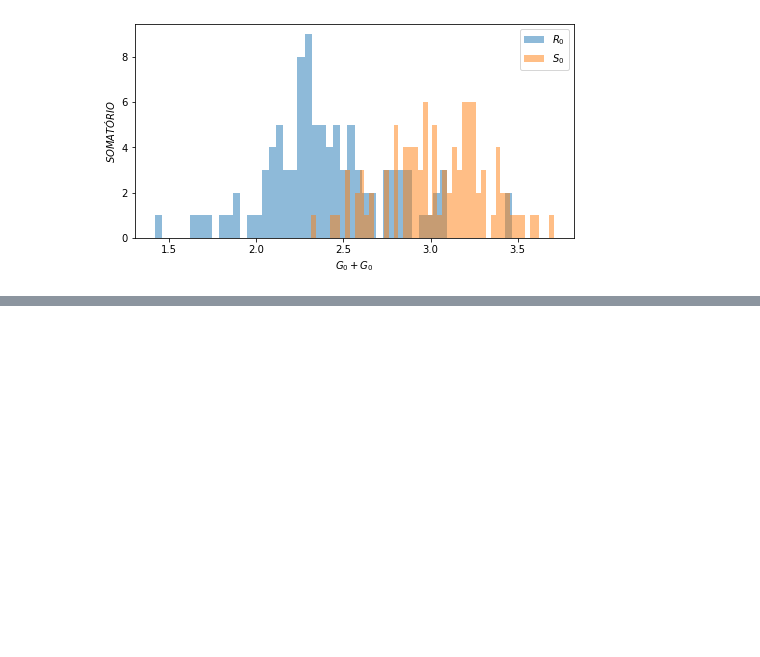
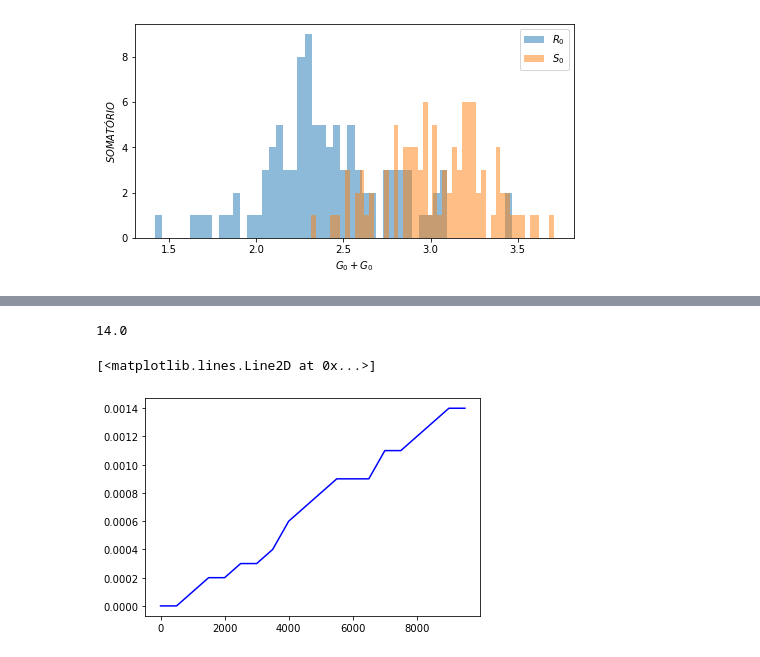
Before and after one commit to wmpjrufg/RASD-ALGORITMOS, a Jupyter notebook: EXAMPLE 5.1 - STRUCTURAL SAFETY ANALYSIS.ipynb, the cells around one changed output, grey strips where cells are left out. Saved outputs shown, nothing was run; the diff lists cells and outputs as text; code cells hidden in the pictures; blank space fills up the shorter version.

```diff
--- a/EXAMPLE 5.1 - STRUCTURAL SAFETY ANALYSIS.ipynb
+++ b/EXAMPLE 5.1 - STRUCTURAL SAFETY ANALYSIS.ipynb
@@ -190,0 +215,2 @@ RASD_PLOT_4(OPCOES_DADOS, OPCOES_GRAFICAS)
+# %%
+RESULTS_TEST[0]['Address'] = (RESULTS_TEST[0]['TOTAL RESULTS'])
@@ -190,0 +237,20 @@ RASD_PLOT_4(OPCOES_DADOS, OPCOES_GRAFICAS)
+# %%
+RESULTS_TEST[0]['TOTAL RESULTS']['I_0'].head(10000).sum()
+# %% [output]
+14.0
+# %%
+Bf = [ ]
+Af = [ ]
+c = 500
+for i in range(0, 10000):
+   Af.append((RESULTS_TEST[0]['TOTAL RESULTS']['I_0'].head(i).sum())/10000) # soma valores anteriores e calcula PF
+
+df = pd.DataFrame(Af,columns=['Pf']) #converte para DF
+
+for i in range(0, 10000, c): #Salva os valores em um DF a cada 'c' valores
+     Bf.append(Af[i])
+# %%
+plt.plot( pd.Series(range(0,len(RESULTS_TEST[0]['TOTAL RESULTS']),c)), Bf, color='blue')
+# %% [output]
+[<matplotlib.lines.Line2D at 0x...>]
+[figure, added]
```
Also changed, not shown: parts of 8 cells of this notebook, 2 other files.
